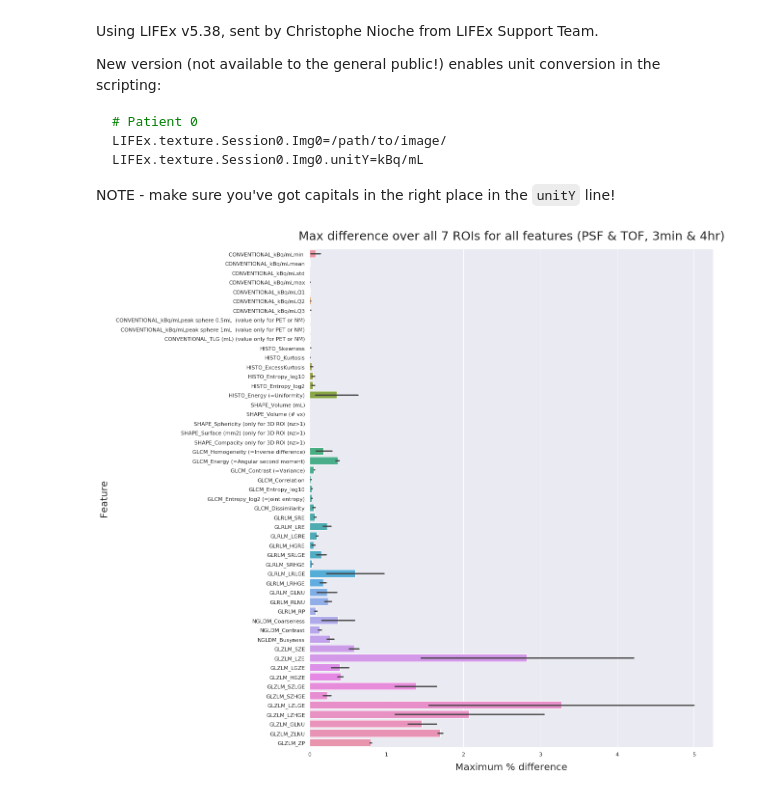
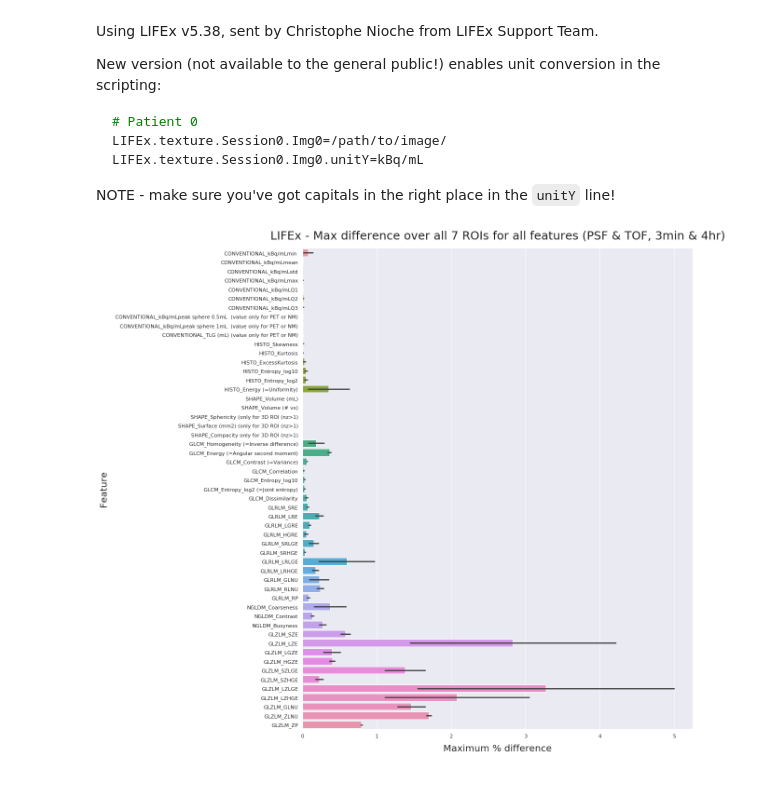
Before and after one commit to gnee-git/e7_validation, a Jupyter notebook: e7_validation_pt3.ipynb, the cells around one changed output. Drawn from its saved outputs; the diff is of its cells as text; code cells hidden in the pictures.

```diff
--- a/e7_validation_pt3.ipynb
+++ b/e7_validation_pt3.ipynb
@@ -36,13 +36,13 @@ diffplotDF = pd.DataFrame(data={"Titles":ylist+ylist,"MaxDiff":xlist3m+xlist4h,"
 # %%
 fig = plt.figure(figsize=(15,19))
 ax = fig.add_subplot(1, 1, 1)
 #sns.factorplot(x="MaxDiff",y="Titles",hue="ScanLength",data=diffplotDF,kind="bar")
 sns.barplot(x="MaxDiff",y="Titles",data=diffplotDF)
 plt.ylabel("Feature", fontsize=20,labelpad=15)
 plt.xlabel("Maximum % difference",fontsize=20,labelpad=12)
-plt.title("Max difference over all 7 ROIs for all features (PSF & TOF, 3min & 4hr)",fontsize=25,pad=20)
+plt.title("LIFEx - Max difference over all 7 ROIs for all features (PSF & TOF, 3min & 4hr)",fontsize=25,pad=20)
 plt.savefig("maxdiffplot.png",format='png', bbox_inches = "tight")
-plt.show()
+plt.show()   # Uncomment this to show the data!
 plt.close()
 # %% [output]
-[figure, old version]
+[figure, new version]
```
Also changed, not shown: parts of 2 cells of this notebook.
